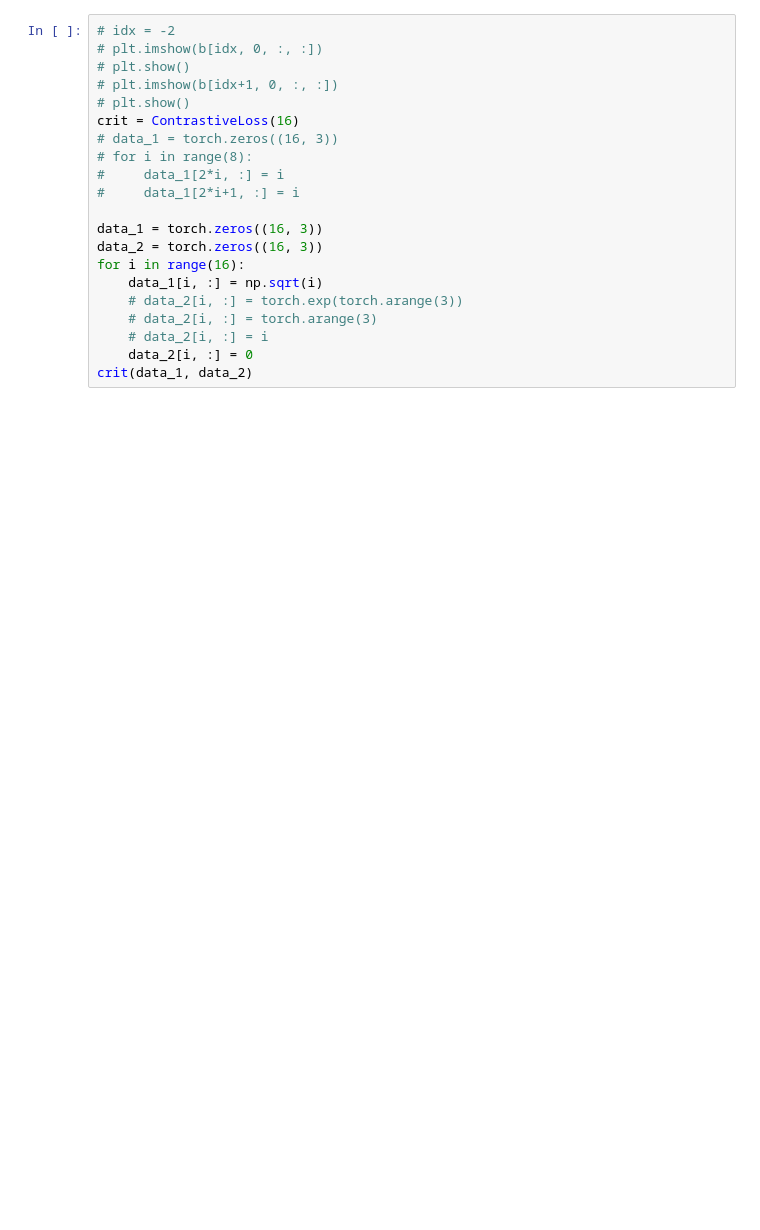
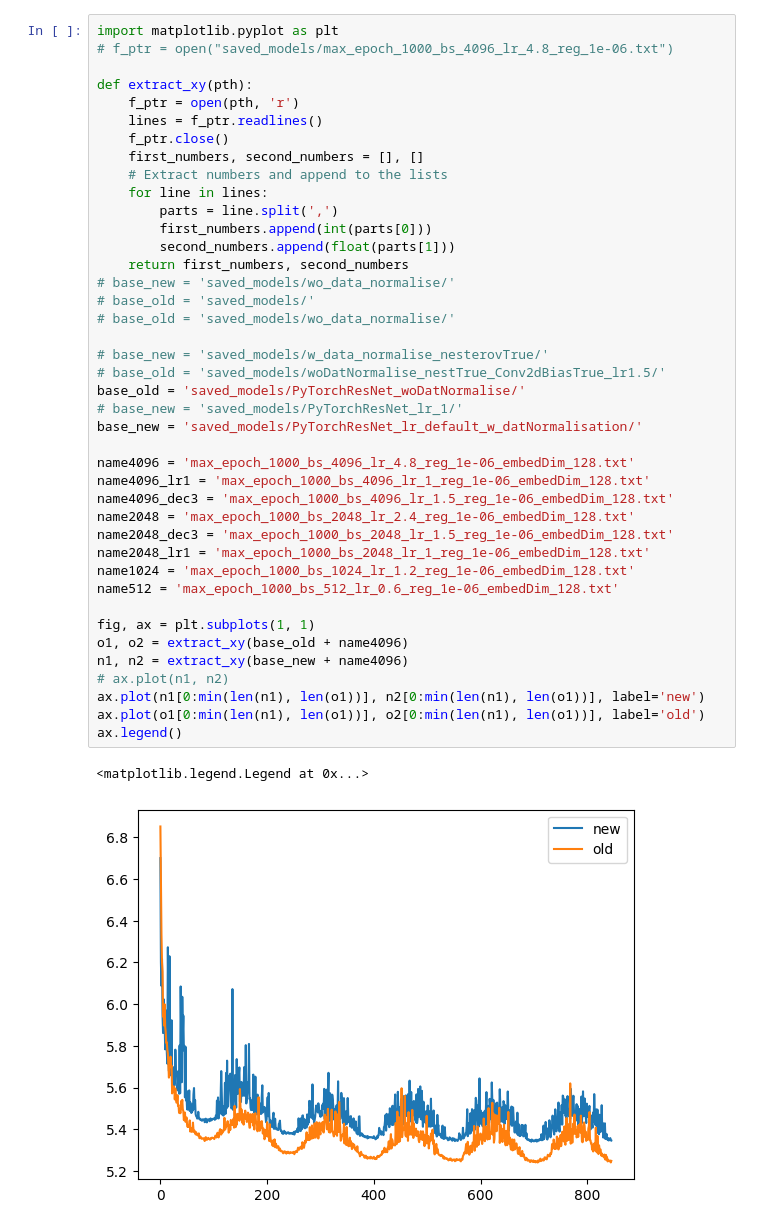
Before and after one commit to danyjabban/Representation_Learning, a Jupyter notebook: project_test/test_lars.ipynb, the cells around one changed output. Cells and saved outputs as stored; diff of their text form; blank space fills up the shorter version.

```diff
--- a/project_test/test_lars.ipynb
+++ b/project_test/test_lars.ipynb
@@ -197,21 +148,44 @@ plt.plot(lr_list)
-# %%
-# idx = -2
-# plt.imshow(b[idx, 0, :, :])
-# plt.show()
-# plt.imshow(b[idx+1, 0, :, :])
-# plt.show()
-crit = ContrastiveLoss(16)
-# data_1 = torch.zeros((16, 3))
-# for i in range(8):
-#     data_1[2*i, :] = i
-#     data_1[2*i+1, :] = i
-
-data_1 = torch.zeros((16, 3))
-data_2 = torch.zeros((16, 3))
-for i in range(16):
-    data_1[i, :] = np.sqrt(i)
-    # data_2[i, :] = torch.exp(torch.arange(3))
-    # data_2[i, :] = torch.arange(3)
-    # data_2[i, :] = i
-    data_2[i, :] = 0
-crit(data_1, data_2)
+# %%
+import matplotlib.pyplot as plt
+# f_ptr = open("saved_models/max_epoch_1000_bs_4096_lr_4.8_reg_1e-06.txt")
+
+def extract_xy(pth):
+    f_ptr = open(pth, 'r')
+    lines = f_ptr.readlines()
+    f_ptr.close()
+    first_numbers, second_numbers = [], []
+    # Extract numbers and append to the lists
+    for line in lines:
+        parts = line.split(',')
+        first_numbers.append(int(parts[0]))
+        second_numbers.append(float(parts[1]))
+    return first_numbers, second_numbers
+# base_new = 'saved_models/wo_data_normalise/'
+# base_old = 'saved_models/'
+# base_old = 'saved_models/wo_data_normalise/'
+
+# base_new = 'saved_models/w_data_normalise_nesterovTrue/'
+# base_old = 'saved_models/woDatNormalise_nestTrue_Conv2dBiasTrue_lr1.5/'
+base_old = 'saved_models/PyTorchResNet_woDatNormalise/'
+# base_new = 'saved_models/PyTorchResNet_lr_1/'
+base_new = 'saved_models/PyTorchResNet_lr_default_w_datNormalisation/'
+
+name4096 = 'max_epoch_1000_bs_4096_lr_4.8_reg_1e-06_embedDim_128.txt'
+name4096_lr1 = 'max_epoch_1000_bs_4096_lr_1_reg_1e-06_embedDim_128.txt'
+name4096_dec3 = 'max_epoch_1000_bs_4096_lr_1.5_reg_1e-06_embedDim_128.txt'
+name2048 = 'max_epoch_1000_bs_2048_lr_2.4_reg_1e-06_embedDim_128.txt'
+name2048_dec3 = 'max_epoch_1000_bs_2048_lr_1.5_reg_1e-06_embedDim_128.txt'
+name2048_lr1 = 'max_epoch_1000_bs_2048_lr_1_reg_1e-06_embedDim_128.txt'
+name1024 = 'max_epoch_1000_bs_1024_lr_1.2_reg_1e-06_embedDim_128.txt'
+name512 = 'max_epoch_1000_bs_512_lr_0.6_reg_1e-06_embedDim_128.txt'
+
+fig, ax = plt.subplots(1, 1)
+o1, o2 = extract_xy(base_old + name4096)
+n1, n2 = extract_xy(base_new + name4096)
+# ax.plot(n1, n2)
+ax.plot(n1[0:min(len(n1), len(o1))], n2[0:min(len(n1), len(o1))], label='new')
+ax.plot(o1[0:min(len(n1), len(o1))], o2[0:min(len(n1), len(o1))], label='old')
+ax.legend()
+# %% [output]
+<matplotlib.legend.Legend at 0x...>
+[figure, added]
```
Also changed, not shown: parts of 8 cells of this notebook, 1 other file.
